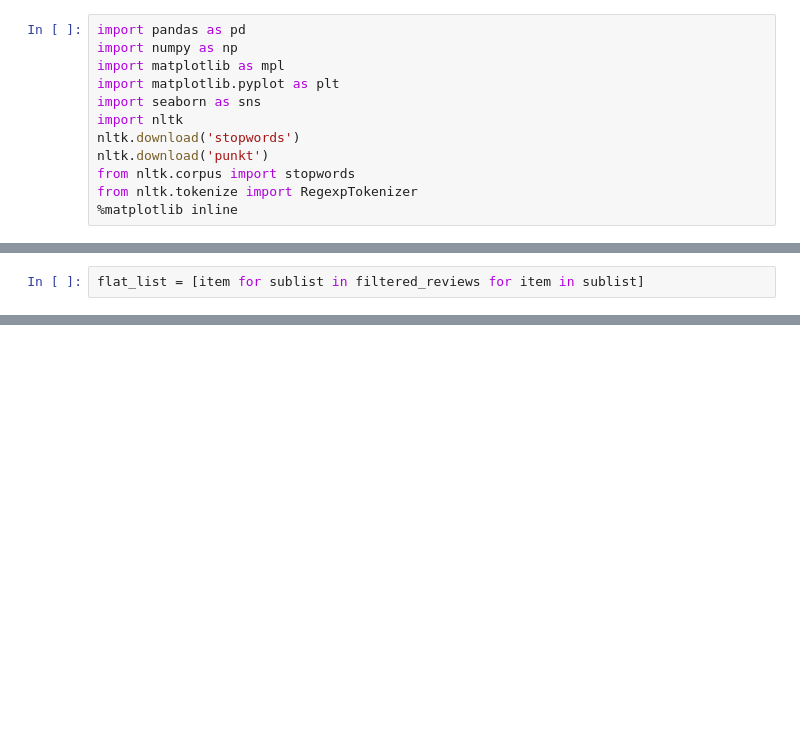
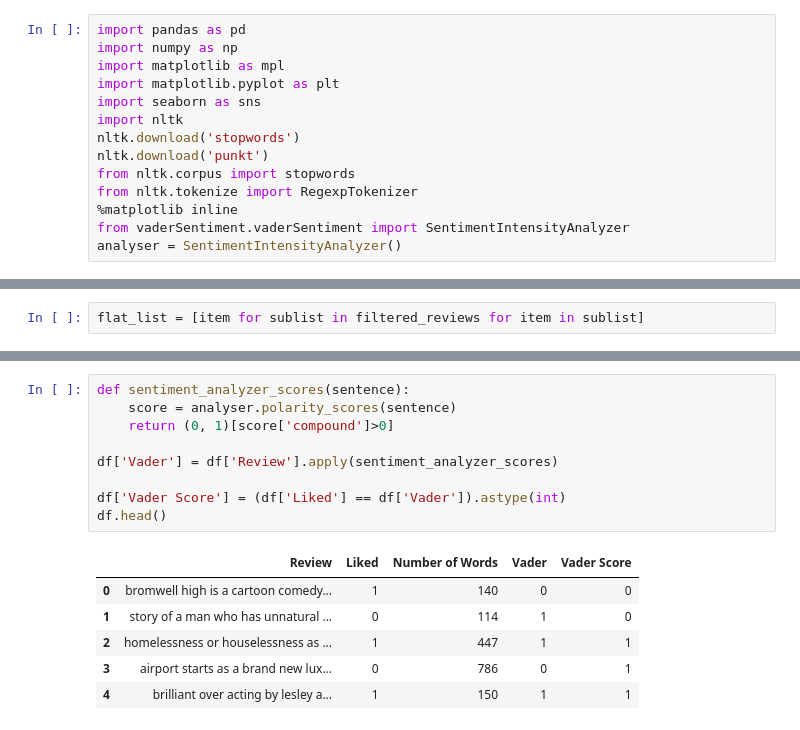
Before and after one commit to javatarx/imdb-reviews, a Jupyter notebook: data/Descripción de Contenido.ipynb, the cells around one changed output, grey strips where cells are left out. Saved outputs shown, nothing was run; the diff lists cells and outputs as text; blank space fills up the shorter version.

Commit message:
Vader

```diff
--- a/data/Descripción de Contenido.ipynb
+++ b/data/Descripción de Contenido.ipynb
@@ -10,6 +10,8 @@ nltk.download('punkt')
 from nltk.corpus import stopwords
 from nltk.tokenize import RegexpTokenizer
 %matplotlib inline
+from vaderSentiment.vaderSentiment import SentimentIntensityAnalyzer
+analyser = SentimentIntensityAnalyzer()
 # %% [output]
 [nltk_data] Downloading package stopwords to
 [nltk_data]     /Users/ppercca/nltk_data...
@@ -181,0 +188,16 @@ len(set(flat_list))
+# %%
+def sentiment_analyzer_scores(sentence):
+    score = analyser.polarity_scores(sentence)
+    return (0, 1)[score['compound']>0]
+
+df['Vader'] = df['Review'].apply(sentiment_analyzer_scores)
+
+df['Vader Score'] = (df['Liked'] == df['Vader']).astype(int)
+df.head()
+# %% [output]
+|  | Review | Liked | Number of Words | Vader | Vader Score |
+| 0 | bromwell high is a cartoon comedy... | 1 | 140 | 0 | 0 |
+| 1 | story of a man who has unnatural ... | 0 | 114 | 1 | 0 |
+| 2 | homelessness or houselessness as ... | 1 | 447 | 1 | 1 |
+| 3 | airport starts as a brand new lux... | 0 | 786 | 0 | 1 |
+| 4 | brilliant over acting by lesley a... | 1 | 150 | 1 | 1 |
```
Also changed, not shown: parts of 5 cells of this notebook.
